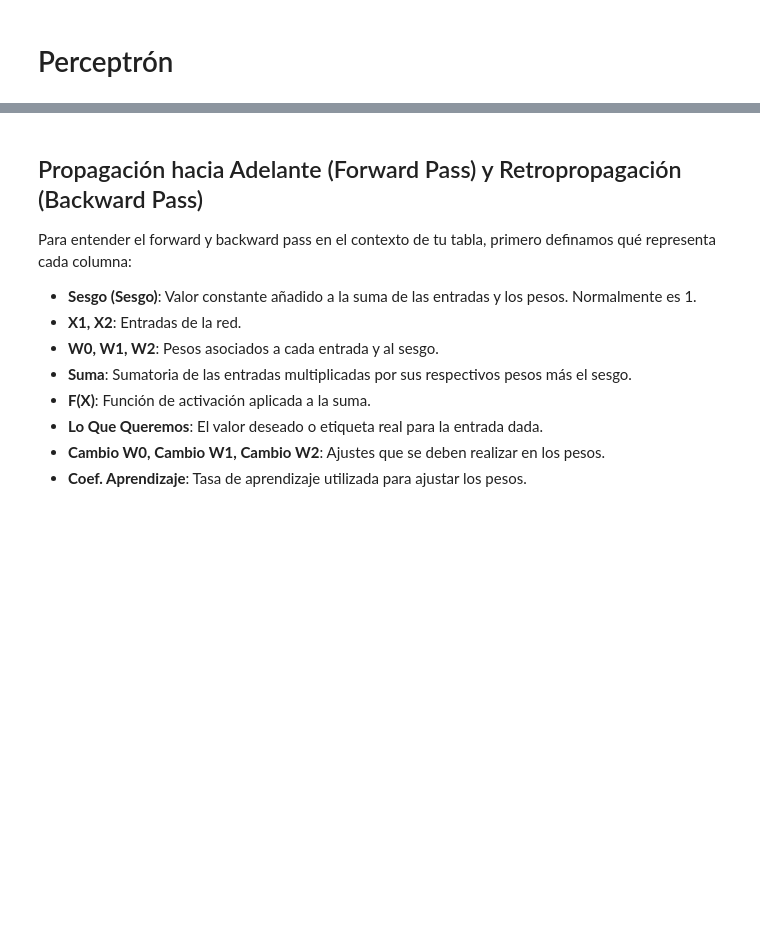
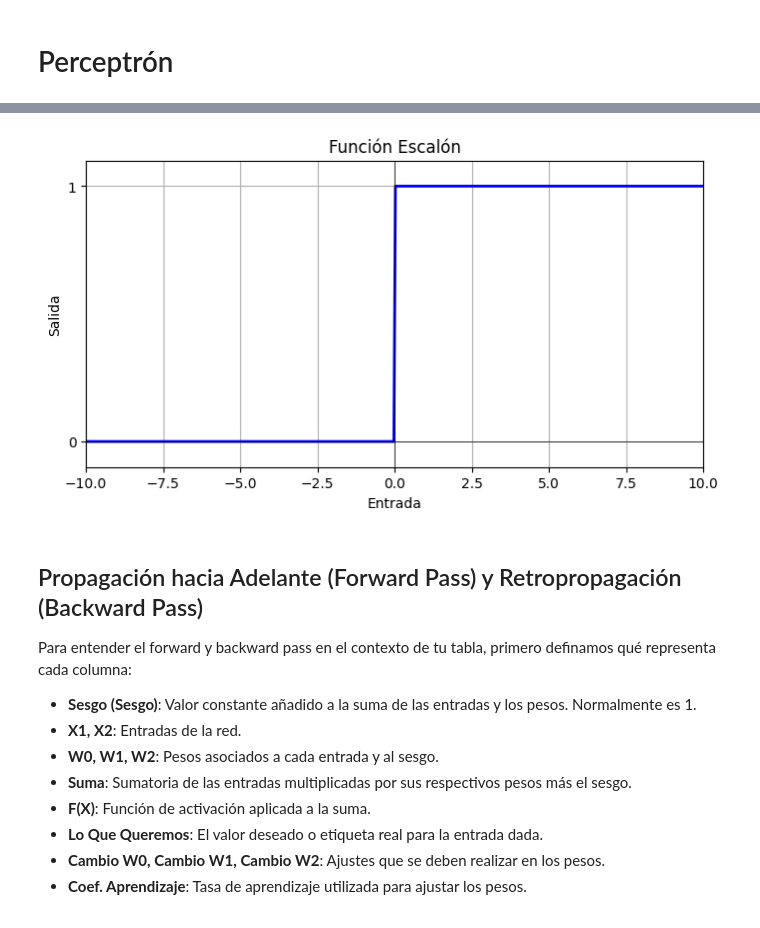
Before and after one commit to jserrataylor/cursoAI, a Jupyter notebook: Neurona_Simple_Perceptron.ipynb, the cells around one changed output, grey strips where cells are left out. Cells and saved outputs as stored; diff of their text form; code cells hidden in the pictures; blank space fills up the shorter version.

```diff
--- a/Neurona_Simple_Perceptron.ipynb
+++ b/Neurona_Simple_Perceptron.ipynb
@@ -99,3 +107,31 @@ Este perceptrón realiza tanto un forward pass como un backward pass en cada ite
+# %%
+## Script con el único propósito de diagramar una Función de Activación Tipo Escalón (0 y 1)
+import matplotlib.pyplot as plt
+import numpy as np
+
+# Crear una función escalón con valores 1 y 0
+def step_function(x):
+    return np.where(x >= 0, 1, 0)
+
+# Generar un rango de valores para x
+x = np.linspace(-10, 10, 400)
+y = step_function(x)
+
+# Crear el gráfico
+plt.figure(figsize=(8, 4))
+plt.plot(x, y, color='blue', lw=2)
+plt.title('Función Escalón')
+plt.xlabel('Entrada')
+plt.ylabel('Salida')
+plt.grid(True)
+plt.ylim(-0.1, 1.1)
+plt.xlim(-10, 10)
+plt.yticks([0, 1])
+plt.axhline(0, color='black',linewidth=0.5)
+plt.axvline(0, color='black',linewidth=0.5)
+plt.show()
+# %% [output]
+[figure, added]
 # %% [markdown]
 ## Propagación hacia Adelante (Forward Pass) y Retropropagación (Backward Pass)
 
```
Also changed, not shown: parts of 1 cell of this notebook.
